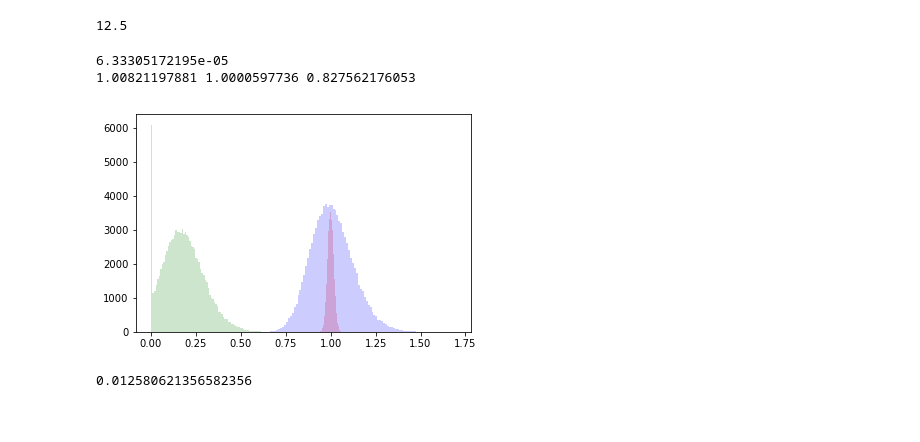
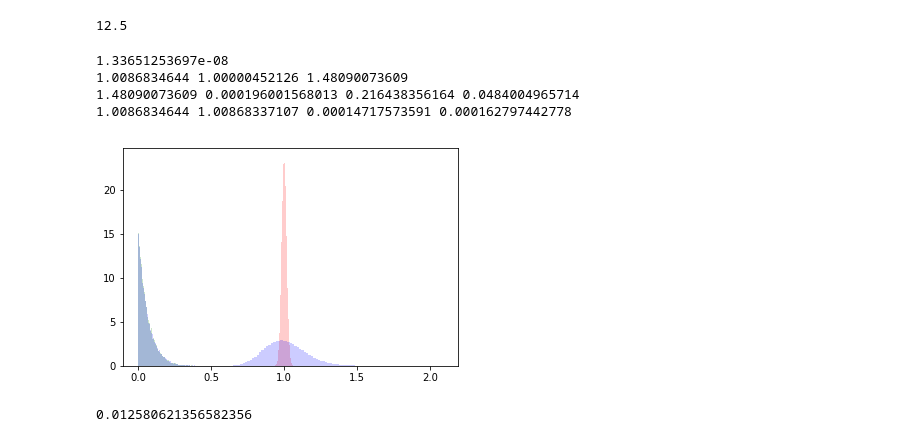
Before and after one commit to sebasv/thesis, a Jupyter notebook: Calibrations.ipynb, the cells around one changed output. Drawn from its saved outputs; the diff is of its cells as text; code cells hidden in the pictures.

```diff
--- a/Calibrations.ipynb
+++ b/Calibrations.ipynb
@@ -65,9 +65,9 @@ plt.scatter(bla.strike, bla.imp_vol)
 <matplotlib.collections.PathCollection at 0x...>
 [figure]
 # %%
-bla['lb_vol'] = bla.apply(lambda row: optimize.minimize_scalar(get_fit(row, sigmaM_lb), method='bounded', bounds=[0,1], options={'xatol':1e-5}).x, axis=1)
-bla['m_vol'] = bla.apply(lambda row: optimize.minimize_scalar(get_fit(row, sigmaM), method='bounded', bounds=[0,1], options={'xatol':1e-5}).x, axis=1)
-bla['ub_vol'] = bla.apply(lambda row: optimize.minimize_scalar(get_fit(row, sigmaM_ub), method='bounded', bounds=[0,1], options={'xatol':1e-5}).x, axis=1)
+bla['lb_vol'] = bla.apply(lambda row: optimize.minimize_scalar(get_fit(row, sigmaM_lb), method='bounded', bounds=[0,1], options={'xatol':1e-14}).x, axis=1)
+bla['m_vol'] = bla.apply(lambda row: optimize.minimize_scalar(get_fit(row, sigmaM), method='bounded', bounds=[0,1], options={'xatol':1e-14}).x, axis=1)
+bla['ub_vol'] = bla.apply(lambda row: optimize.minimize_scalar(get_fit(row, sigmaM_ub), method='bounded', bounds=[0,1], options={'xatol':1e-14}).x, axis=1)
 # %%
 bla.loc[0, 'm_vol'] = bla.loc[0, 'imp_vol'] + .01
 # %%
@@ -168,44 +150,53 @@ for steps in range(5, 100):
 # %% [output]
 12.5
 # %%
-N = int(1e5)
+N = int(1e7)
 W = np.random.normal(size=(2, N))
+to_geom_brownian = lambda mu, sigma: np.exp(mu -.5*np.inner(sigma,sigma) + sigma@W)
 # Sh= 1
 r = .5
 qS = -0.008
 qV = -0.04
-sV = .25
+sV = .3
 sS = .22
 Sh = 1.5*qS/sS
 
 gamma_lb = - np.sqrt(Sh**2 - (qS/sS)**2)
 sigmaM_lb = np.array([qS/sS, gamma_lb])
 
 gamma_ub = + np.sqrt(Sh**2 - (qS/sS)**2)
 sigmaM_ub = np.array([qS/sS, gamma_ub])
 
 sigmaM = np.array([qS/sS, 0])
 
-ks, cs, t, rf = bla.loc[4, ['strike', 'option', 't', 'rf']].values
+ks, cs, t, rf = bla.loc[40, ['strike', 'option', 't', 'rf']].values
 st = np.sqrt(t)
 
-muM = -.5 * sigmaM @ sigmaM.T*t
-M = np.exp(muM + st*sigmaM @ W)
+M = to_geom_brownian(0, sigmaM*st)
+# muM = -.5 * sigmaM @ sigmaM.T*t
+# M = np.exp(muM + st*sigmaM @ W)
 
 sigmaV = np.array([r, bar(1,r)])*sV*st
-muV = -qV*t -.5*sV**2*t
-V = np.exp(muV + sigmaV @ W)
+# muV = -qV*t -.5*sV**2*t
+# V = np.exp(muV + sigmaV @ W)
+V = to_geom_brownian(-qV*t, sigmaV)
+V2 = to_geom_brownian(-qV*t, sigmaV*1.01)
 
 print((np.mean(np.maximum(0, M*V-ks)) - cs)**2)
 
-plt.hist(M, bins=100, alpha=.2, color='r')
-plt.hist(V, bins=100, alpha=.2, color='b')
-plt.hist(M*np.maximum(0, V-ks), bins=100, alpha=.2, color='g');
+plt.hist(M, bins=100, alpha=.2, color='r', normed=True)
+plt.hist(V, bins=100, alpha=.2, color='b', normed=True)
+plt.hist((M*np.maximum(0, V-ks))[V>ks], bins=100, alpha=.2, color='g', normed=True);
+plt.hist((M*np.maximum(0, V2-ks))[V2>ks], bins=100, alpha=.2, color='b', normed=True);
 print(np.mean(V), np.mean(M), ks)
+print(ks, cs, t, rf)
+print(np.mean(V), np.mean(V2), np.mean(M*np.maximum(0, V-ks)), np.mean(M*np.maximum(0, V2-ks)))
 # %% [output]
-6.33305172195e-05
-1.00821197881 1.0000597736 0.827562176053
+1.33651253697e-08
+1.0086834644 1.00000452126 1.48090073609
+1.48090073609 0.000196001568013 0.216438356164 0.0484004965714
+1.0086834644 1.00868337107 0.00014717573591 0.000162797442778
-[figure, old version]
+[figure, new version]
 # %%
 def _d_es(a):
     return lambda x: -x/a*np.exp(-x**2/2)/np.sqrt(2*np.pi)
```
Also changed, not shown: parts of 2 cells of this notebook.
